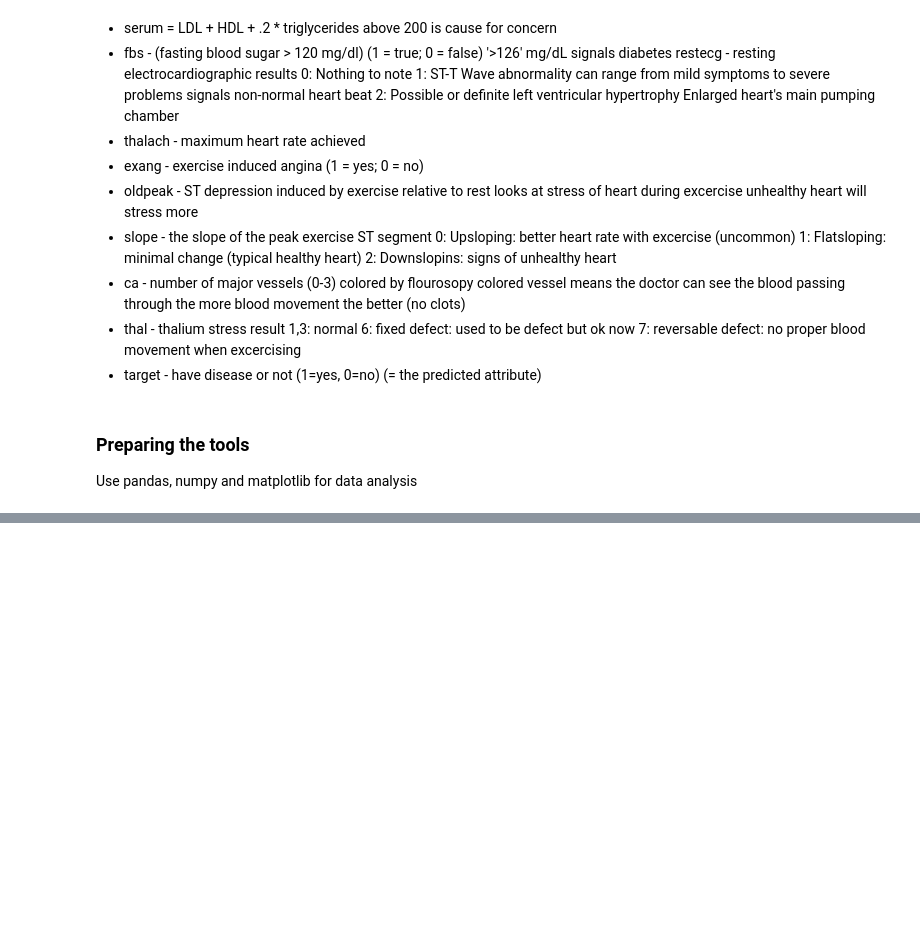
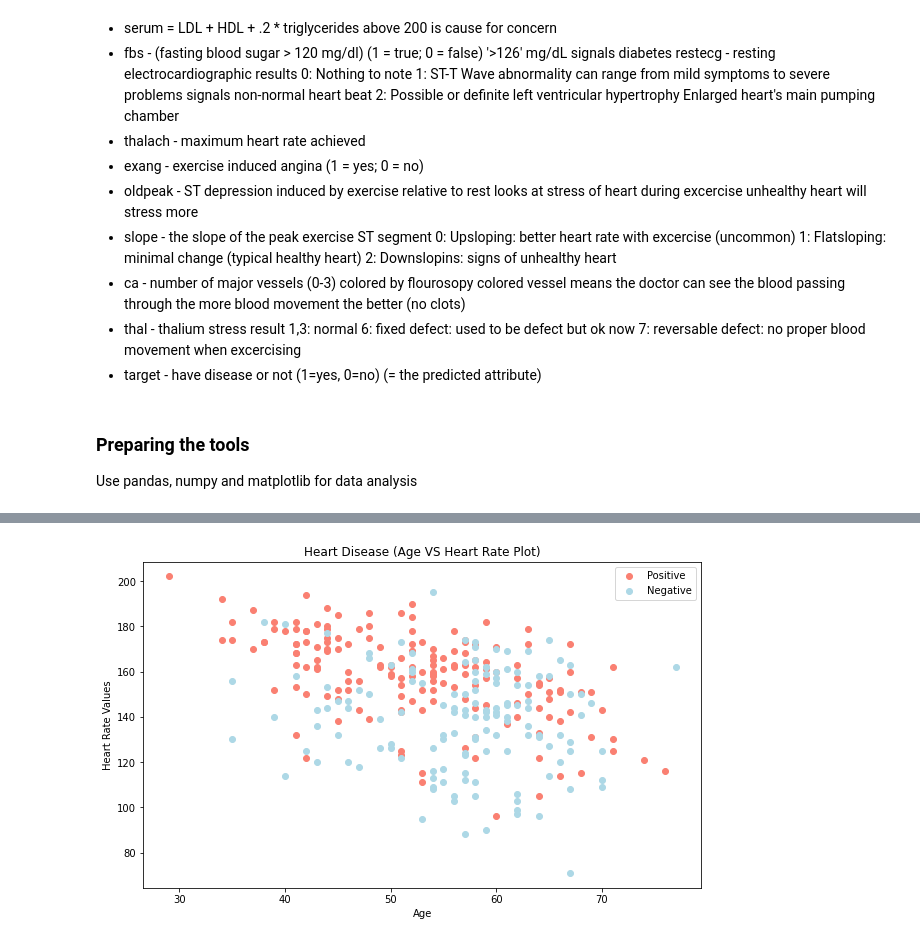
Before and after one commit to Nikhil-Patil-Web/Heart-Disease-Tracker, a Jupyter notebook: Heart-Disease-Predicter.ipynb, the cells around one changed output, grey strips where cells are left out. Cells and saved outputs as stored; diff of their text form; code cells hidden in the pictures; blank space fills up the shorter version.

```diff
--- a/Heart-Disease-Predicter.ipynb
+++ b/Heart-Disease-Predicter.ipynb
@@ -188,0 +248,14 @@ df.describe()
+# %%
+plt.figure(figsize=(10,6));
+plt.scatter(df.age[df.target==1], df.thalach[df.target==1], c="salmon");
+plt.title("Heart Disease (Age VS Heart Rate Plot)")
+plt.xlabel("Age")
+plt.ylabel("Heart Rate Values");
+
+## The inference we can make from this plot is the fact that at the younger age the maximum heart rate values are higher.
+
+
+plt.scatter(df.age[df.target==0], df.thalach[df.target==0], c="lightblue");
+plt.legend(["Positive", "Negative"]);
+# %% [output]
+[figure, added]
```
Also changed, not shown: parts of 25 cells of this notebook.
